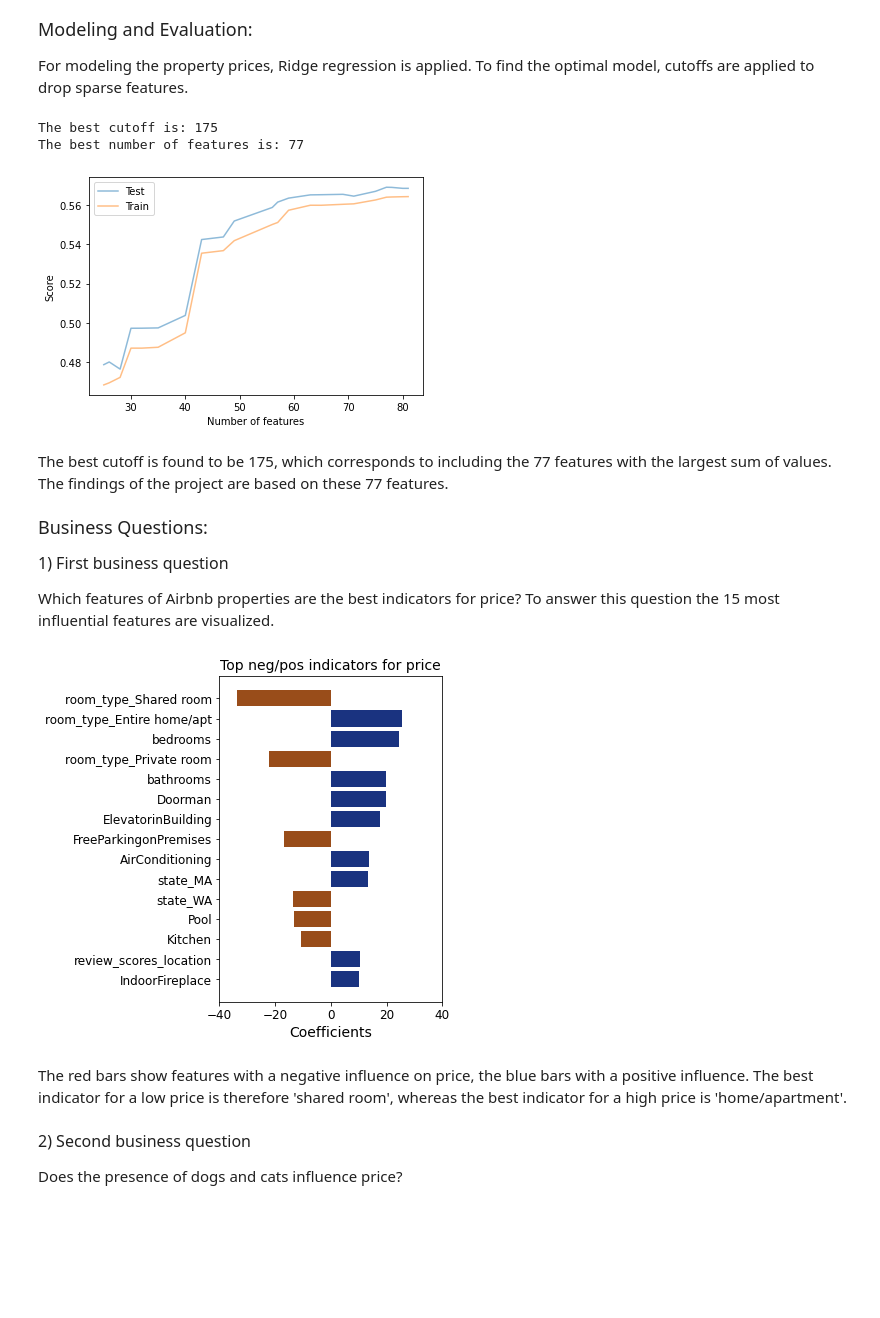
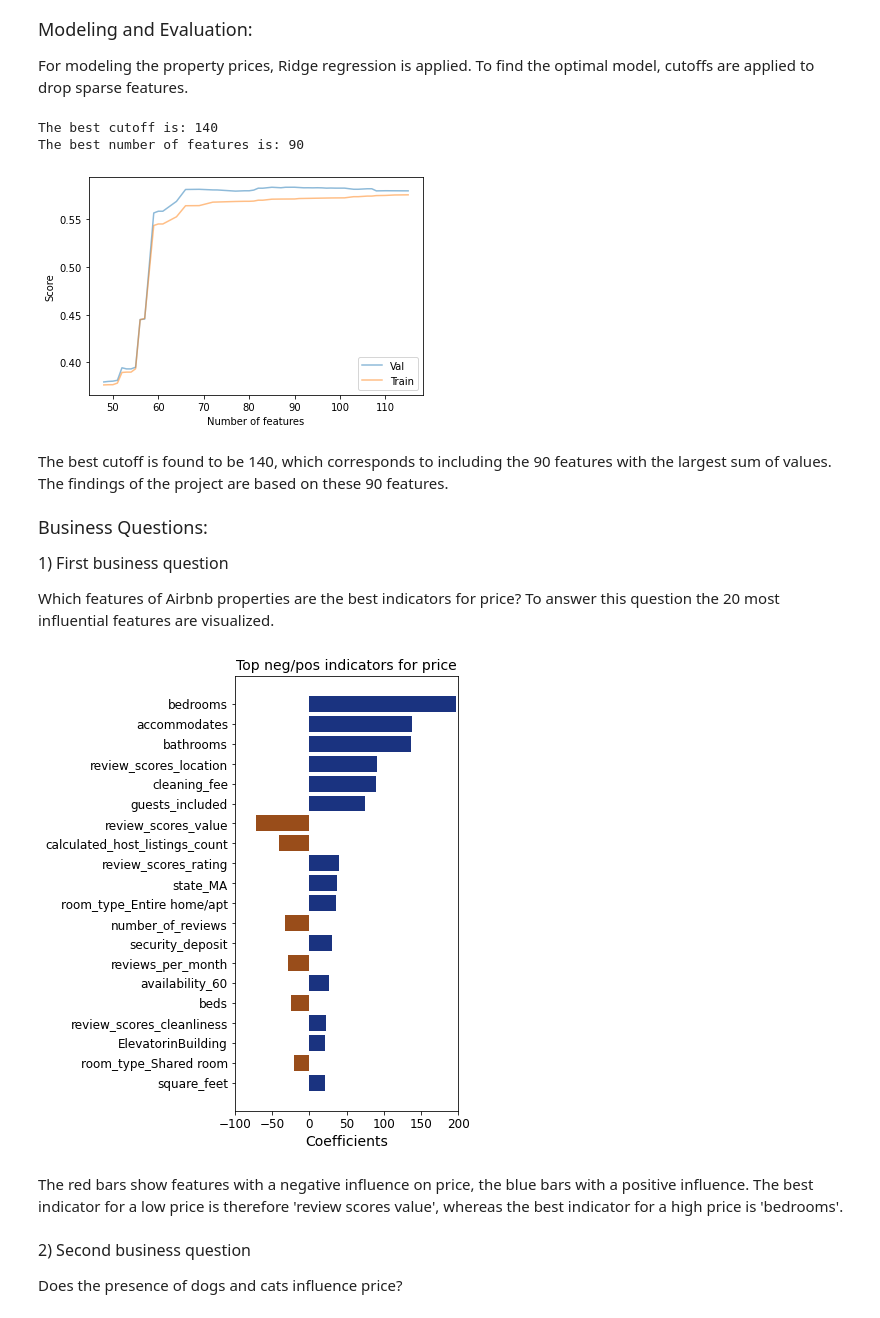
Before and after one commit to rafsch16/analysis-of-airbnb-data, a Jupyter notebook: airbnb.ipynb, the cells around one changed output. Drawn from its saved outputs; the diff is of its cells as text; code cells hidden in the pictures; blank space fills up the shorter version.

```diff
--- a/airbnb.ipynb
+++ b/airbnb.ipynb
@@ -203,33 +203,34 @@ def clean_data(df):
     # Pull a list of the columns names of the numerical variables in df
     num_cols_list_df = df.select_dtypes(include=['float', 'int']).columns
 
-    ######
-    # Calculate the percentage of null values in numerical features and if rows with null values in numerical data also have
-    # more null data in other columns
-    # CODE HERE
-
     # Create explanatory and response variables and fill missing numerical
     # values with the mean of the column
     fill_mean = lambda col: col.fillna(col.mean())
     y=df['price'].copy()
-    X_cat=df[['property_type','room_type','state']].copy()
+    X_cat=df[['state','host_has_profile_pic','host_is_superhost','host_identity_verified',
+            'is_location_exact','property_type','room_type','bed_type','instant_bookable',
+            'host_response_time','require_guest_profile_picture',
+            'require_guest_phone_verification']].copy()
+
     X_num = df[num_cols_list_df].apply(fill_mean)
 
     # Create the dummy variables for X_cat
     cat_cols_lst_X = X_cat.select_dtypes(include= ['object']).columns
     X_dummy=pd.get_dummies(X_cat, columns = cat_cols_lst_X, dummy_na = False)
 
-
     # Drop individual columns
     X_dummy.drop(columns=['property_type_Other', 'state_wa'], inplace=True)
-    X_num.drop(columns=['latitude','longitude','host_response_rate',
-                        'host_acceptance_rate','price','weekly_price',
-                        'monthly_price'], inplace=True)
+
+    X_num.drop(columns=['latitude','longitude','price','weekly_price',
+                        'monthly_price','id','scrape_id','host_id'], inplace=True)
 
     # Combine all the features into X
     X_combined = pd.concat([X_num, X_amenities, X_dummy],axis = 1, join='inner')
 
-    return X_combined, y
+    # Normalize the data
+    X_combined_norm = (X_combined-X_combined.min())/(X_combined.max()-X_combined.min())
+
+    return X_combined_norm, y
 
 # Use the function to create X and y
 X, y = clean_data(df)
@@ -299,45 +301,49 @@ def features_cutoff(X, y, cutoffs):
 # %%
+# Split the data into train and test
+X_train_val, X_test, y_train_val, y_test = train_test_split(X, y, test_size = .2, random_state = 42)
+# set parameters
+alpha_ridge = 0.1
+split_frac = 0.3
 # Find the optimal model based on cuttoffs for the sum of a features values
-cutoffs=[20000, 15000, 10000, 9000, 8000, 7000 , 6000 , 5000, 4000, 3500, 3000, 2500, 2000, 1500, 1000, 750, 500, 400,
-         300, 250, 200, 175, 150, 125, 100, 90, 80, 70, 60, 50]
-coefs_df, best_cutoff, best_num_feats, lm_model, X_test, y_test = features_cutoff(X, y, cutoffs)
+cutoffs = list(range(1, 101, 1)) + list(range(105,305,5)) + list(range(350,2050,50))
+coefs_df, best_cutoff, best_num_feats, lm_model, columns_best = features_cutoff(X_train_val, y_train_val, cutoffs, alpha_ridge,split_frac)
 coefs_sort = coefs_df.sort_values('abs_coefs', ascending = False)
 print('The best cutoff is:', best_cutoff)
 print('The best number of features is:', best_num_feats)
 # %% [output]
-The best cutoff is: 175
-The best number of features is: 77
+The best cutoff is: 140
+The best number of features is: 90
-[figure, old version]
+[figure, new version]
 # %% [markdown]
-The best cutoff is found to be 175, which corresponds to including the 77 features with the largest sum of values. The findings of the project are based on these 77 features.
+The best cutoff is found to be 140, which corresponds to including the 90 features with the largest sum of values. The findings of the project are based on these 90 features.
 # %% [markdown]
 <font size="4">Business Questions:</font>
 
 <font size="3">1) First business question </font>
 
-Which features of Airbnb properties are the best indicators for price? To answer this question the 15 most influential features are visualized.
+Which features of Airbnb properties are the best indicators for price? To answer this question the 20 most influential features are visualized.
 # %%
 # Plot the top neg/pos coefficients found for the optimal model
-fig, ax = plt.subplots(figsize=(4,6))
+fig, ax = plt.subplots(figsize=(4,8))
 
-comb = coefs_sort.iloc[:15]['est_int']
-y_pos = np.arange(len(comb))
-coefs = coefs_sort.iloc[:15]['coefs']
+coef_names = coefs_sort.iloc[:20]['est_int']
+y_pos = np.arange(len(coef_names))
+coefs = coefs_sort.iloc[:20]['coefs']
 
 ax.barh(y_pos, coefs, align='center', color=(coefs > 0).map({True: (0.1, 0.2, 0.5), False: (0.6, 0.3, 0.1)}))
 ax.set_yticks(y_pos)
-ax.set_yticklabels(comb, fontsize=12)
+ax.set_yticklabels(coef_names, fontsize=12)
 ax.invert_yaxis()  # Labels top-to-bottom
 ax.set_xlabel('Coefficients', fontsize=14)
 ax.set_title('Top neg/pos indicators for price',fontsize=14)
 plt.xticks(fontsize=12)
-ax.set_xlim([-40, 40])
+ax.set_xlim([-100, 200])
 
 plt.show()
 # %% [output]
-[figure, old version]
+[figure, new version]
 # %% [markdown]
-The red bars show features with a negative influence on price, the blue bars with a positive influence. The best indicator for a low price is therefore 'shared room', whereas the best indicator for a high price is 'home/apartment'.
+The red bars show features with a negative influence on price, the blue bars with a positive influence. The best indicator for a low price is therefore 'review scores value', whereas the best indicator for a high price is 'bedrooms'.
 # %% [markdown]
 <font size="3">2) Second business question </font>
 
```
Also changed, not shown: parts of 17 cells of this notebook.
